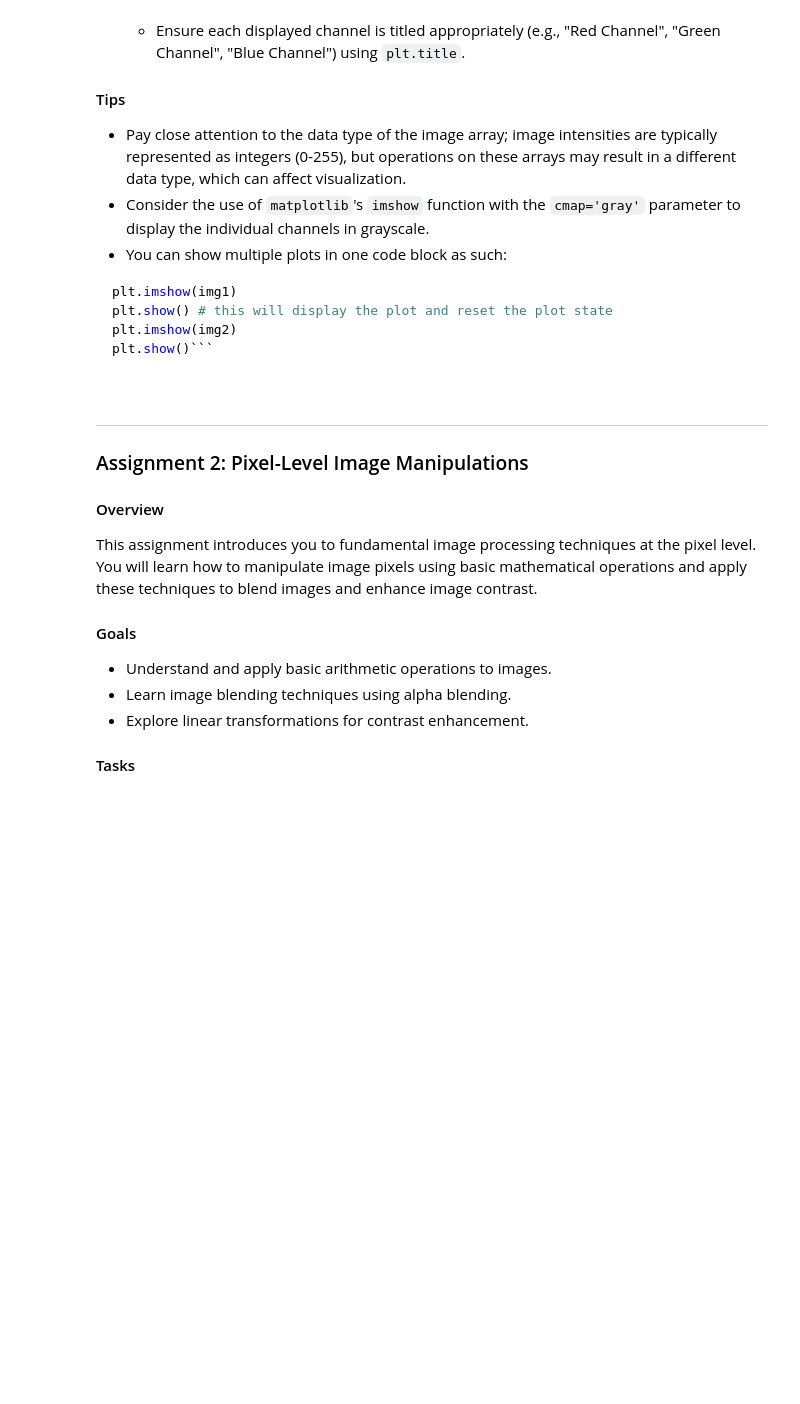
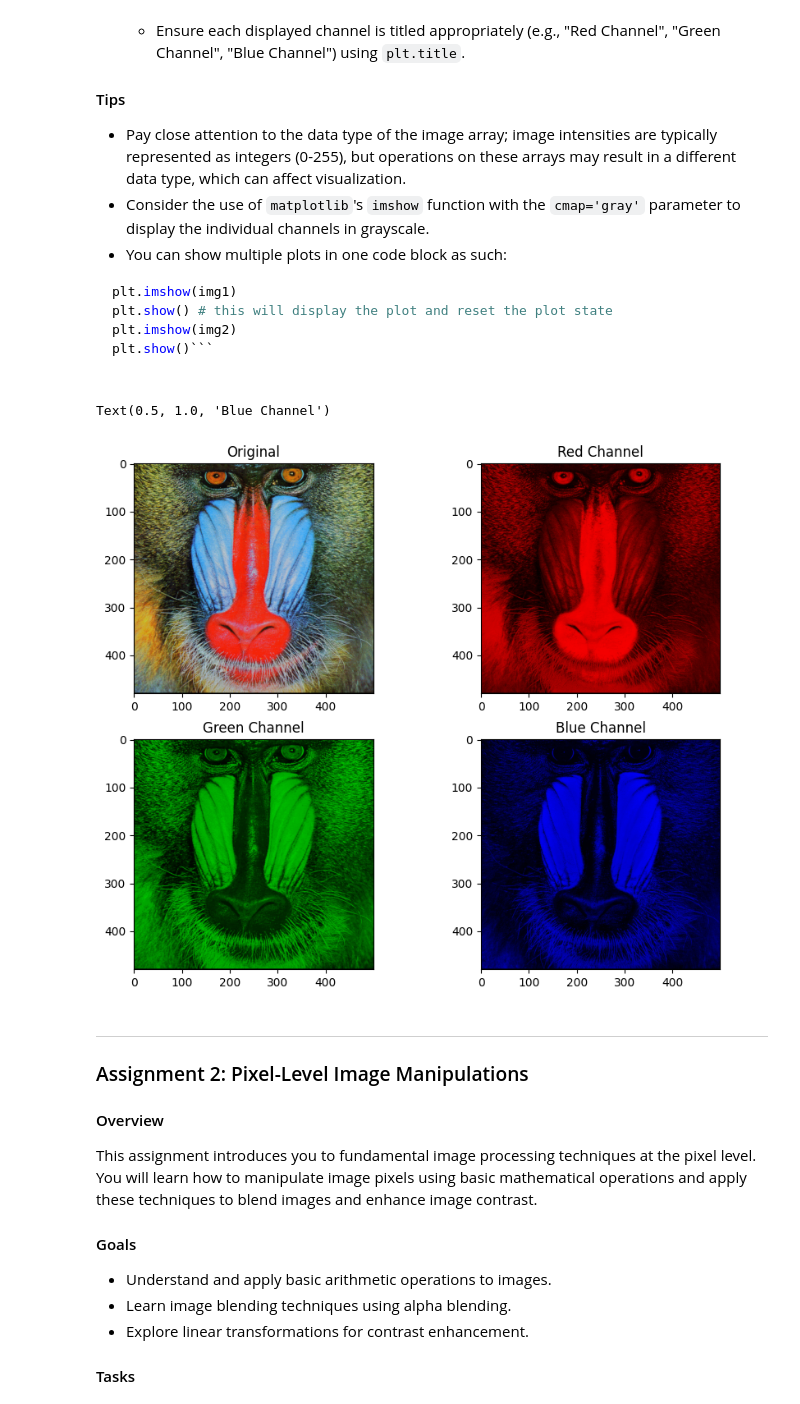
Before and after one commit to hoffman-lara/OSiRV, a Jupyter notebook: lab1/lab1.ipynb, the cells around one changed output. Cells and saved outputs as stored; diff of their text form; code cells hidden in the pictures; blank space fills up the shorter version.

```diff
--- a/lab1/lab1.ipynb
+++ b/lab1/lab1.ipynb
@@ -309,3 +276,38 @@
+# %%
+img = cv.imread('images/baboon.bmp')
+img = cv.cvtColor(img, cv.COLOR_BGR2RGB)
+plt.figure(figsize=(10, 8))
+plt.subplot(2,2,1)
+plt.imshow(img)
+plt.title('Original')
+
+img_r = red_channel = img[:, :, 0]
+img_g = green_channel = img[:, :, 1]
+img_b = blue_channel = img[:, :, 2]
+
+red = np.zeros_like(img)
+red[:, :, 0] = img_r
+
+green = np.zeros_like(img)
+green[:, :, 1] = img_g
+
+blue = np.zeros_like(img)
+blue[:, :, 2] = img_b
+
+plt.subplot(2,2,2)
+plt.imshow(red)
+plt.title('Red Channel')
+
+plt.subplot(2,2,3)
+plt.imshow(green)
+plt.title('Green Channel')
+
+plt.subplot(2,2,4)
+plt.imshow(blue)
+plt.title('Blue Channel')
+# %% [output]
+Text(0.5, 1.0, 'Blue Channel')
+[figure, added]
 # %% [markdown]
 ____
 
```
Also changed, not shown: parts of 7 cells of this notebook.
